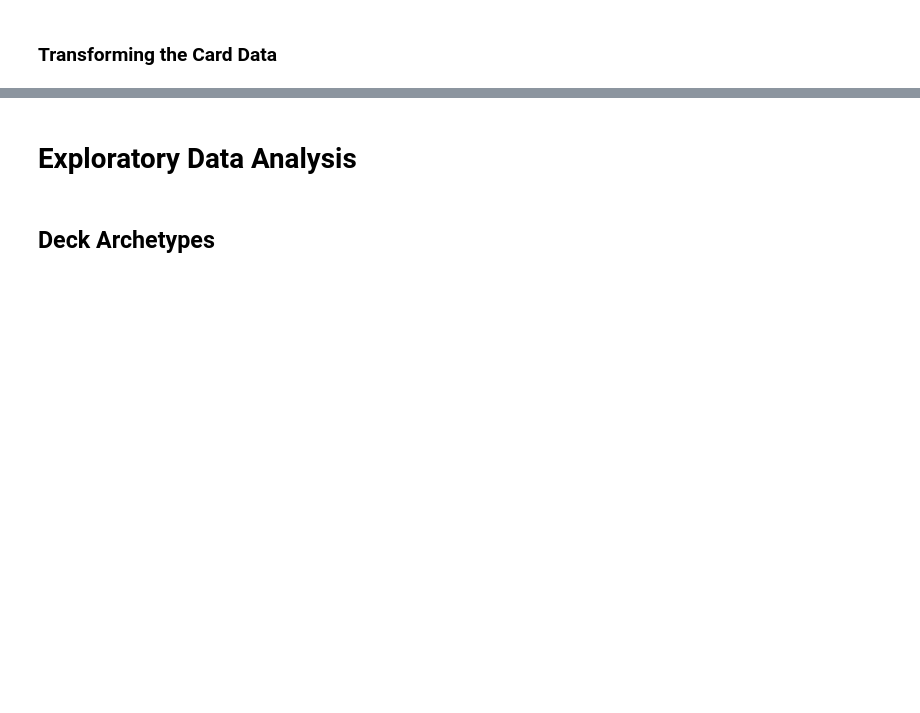
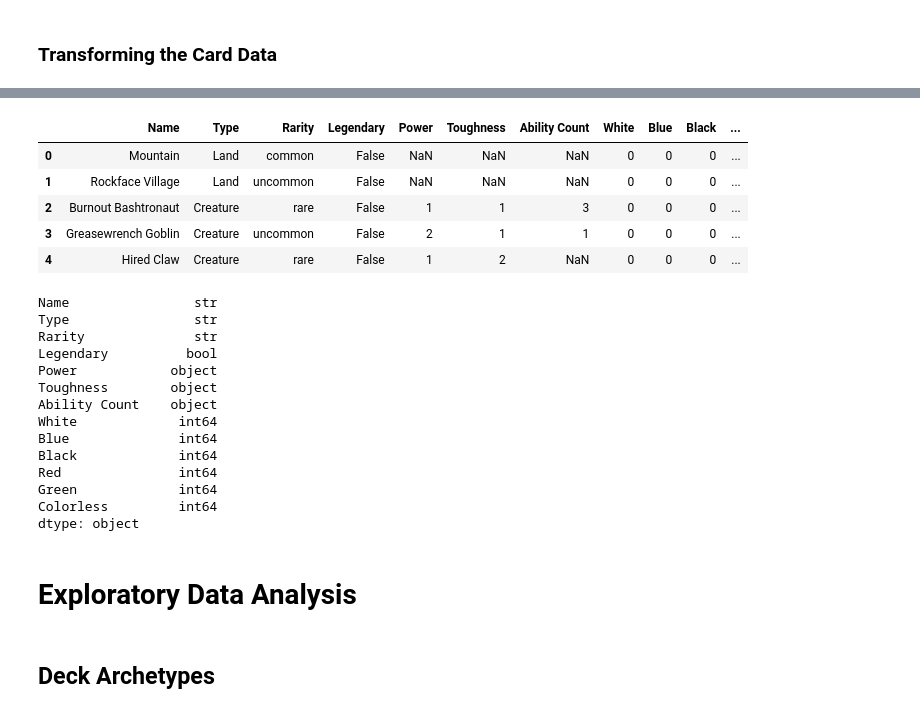
Before and after one commit to abbyortego/cmps-6790-final-tutorial, a Jupyter notebook: M2_RD.ipynb, the cells around one changed output, grey strips where cells are left out. Saved outputs shown, nothing was run; the diff lists cells and outputs as text; code cells hidden in the pictures; blank space fills up the shorter version.

```diff
--- a/M2_RD.ipynb
+++ b/M2_RD.ipynb
@@ -619,3 +735,32 @@ Ragnarok, Divine Deliverance
+# %%
+cards_df[["Name", "Type", "Rarity"]] = cards_df[["Name", "Type", "Rarity"]].astype("str")
+cards_df[["White", "Blue", "Black", "Red", "Green", "Colorless"]] = cards_df[["White", "Blue", "Black", "Red", "Green", "Colorless"]].astype("int")
+cards_df["Legendary"] = cards_df["Legendary"].fillna(False).astype("bool")
+
+cards_df.drop("Mana", axis=1, inplace=True)
+
+display(cards_df.head(), cards_df.dtypes)
+# %% [output]
+|  | Name | Type | Rarity | Legendary | Power | Toughness | Ability Count | White | Blue | Black | ... |
+| 0 | Mountain | Land | common | False | NaN | NaN | NaN | 0 | 0 | 0 | ... |
+| 1 | Rockface Village | Land | uncommon | False | NaN | NaN | NaN | 0 | 0 | 0 | ... |
+| 2 | Burnout Bashtronaut | Creature | rare | False | 1 | 1 | 3 | 0 | 0 | 0 | ... |
+| 3 | Greasewrench Goblin | Creature | uncommon | False | 2 | 1 | 1 | 0 | 0 | 0 | ... |
+| 4 | Hired Claw | Creature | rare | False | 1 | 2 | NaN | 0 | 0 | 0 | ... |
+Name                str
+Type                str
+Rarity              str
+Legendary          bool
+Power            object
+Toughness        object
+Ability Count    object
+White             int64
+Blue              int64
+Black             int64
+Red               int64
+Green             int64
+Colorless         int64
+dtype: object
 # %% [markdown]
 # Exploratory Data Analysis
 # %% [markdown]
```
Also changed, not shown: parts of 26 cells of this notebook, 2 other files.
